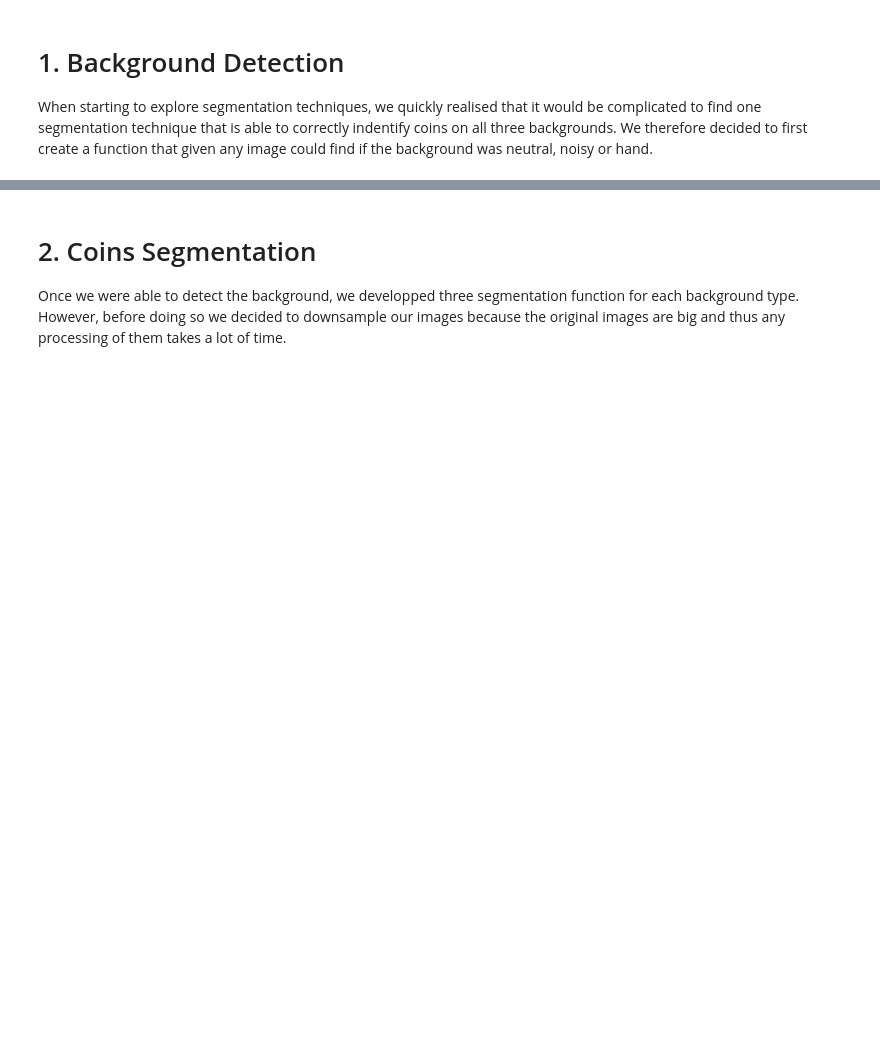
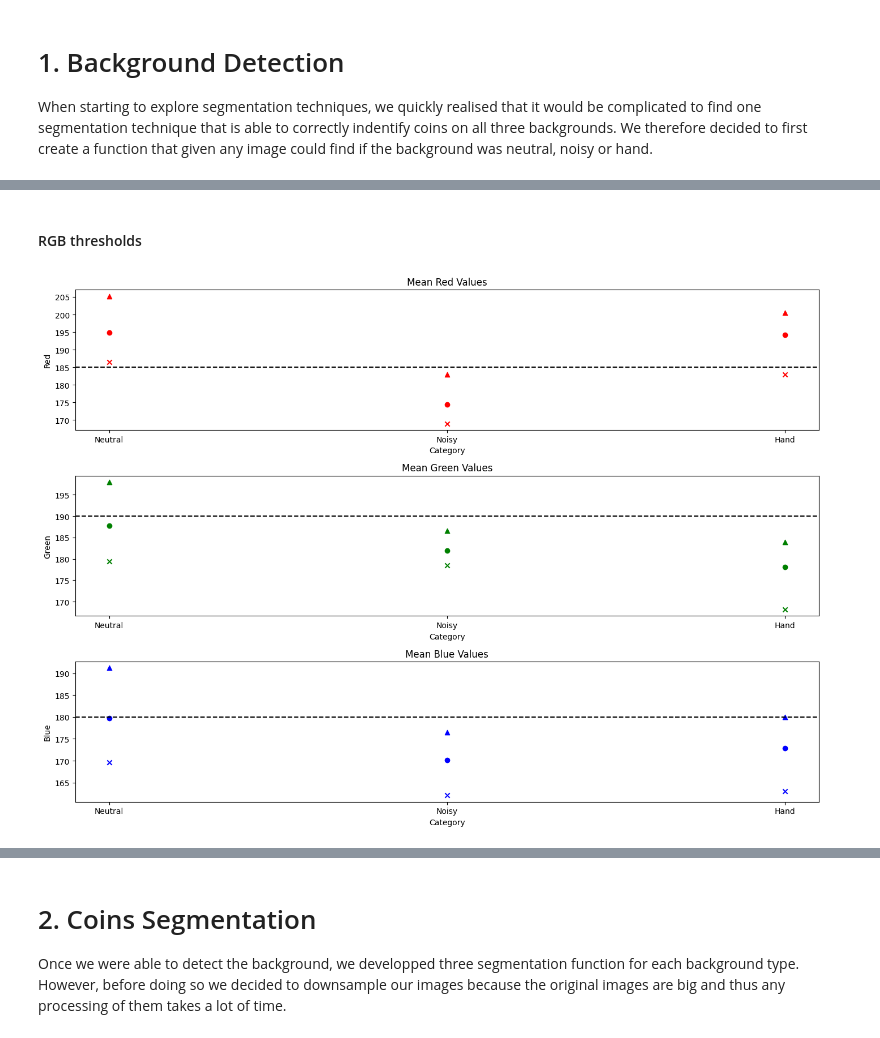
Before and after one commit to raphaellehartwig/iapr_group_55, a Jupyter notebook: project/rapport_Lucille.ipynb, the cells around one changed output, grey strips where cells are left out. Drawn from its saved outputs; the diff is of its cells as text; code cells hidden in the pictures; blank space fills up the shorter version.

```diff
--- a/project/rapport_Lucille.ipynb
+++ b/project/rapport_Lucille.ipynb
@@ -51,0 +55,39 @@ When starting to explore segmentation techniques, we quickly realised that it wo
+# %%
+neutral_folder = './data/train/all/neutral'
+noisy_folder = './data/train/all/noisy'
+hand_folder = './data/train/all/hand'
+all_folder = './data/train/all'
+# %% [markdown]
+#### RGB thresholds
+# %%
+# FOLDER NEUTRAL
+(mean_r_neutral, mean_g_neutral, mean_b_neutral,
+ min_r_neutral, min_g_neutral, min_b_neutral,
+ max_r_neutral, max_g_neutral, max_b_neutral) = compute_mean_rgb(neutral_folder)
+
+# FOLDER NOISY
+(mean_r_noisy, mean_g_noisy, mean_b_noisy,
+ min_r_noisy, min_g_noisy, min_b_noisy,
+ max_r_noisy, max_g_noisy, max_b_noisy) = compute_mean_rgb(noisy_folder)
+
+# FOLDER HAND
+(mean_r_hand, mean_g_hand, mean_b_hand,
+ min_r_hand, min_g_hand, min_b_hand,
+ max_r_hand, max_g_hand, max_b_hand) = compute_mean_rgb(hand_folder)
+
+# Define mean_std_values
+RGB_values = {
+    'Neutral': {'Red': (mean_r_neutral, min_r_neutral, max_r_neutral),
+                'Green': (mean_g_neutral, min_g_neutral, max_g_neutral),
+                'Blue': (mean_b_neutral, min_b_neutral, max_b_neutral)},
+    'Noisy': {'Red': (mean_r_noisy, min_r_noisy, max_r_noisy),
+              'Green': (mean_g_noisy, min_g_noisy, max_g_noisy),
+              'Blue': (mean_b_noisy, min_b_noisy, max_b_noisy)},
+    'Hand': {'Red': (mean_r_hand, min_r_hand, max_r_hand),
+             'Green': (mean_g_hand, min_g_hand, max_g_hand),
+             'Blue': (mean_b_hand, min_b_hand, max_b_hand)}
+}
+
+plot_mean_min_max_RGB(RGB_values)
+# %% [output]
+[figure, added]
```
Also changed, not shown: parts of 35 cells of this notebook.
